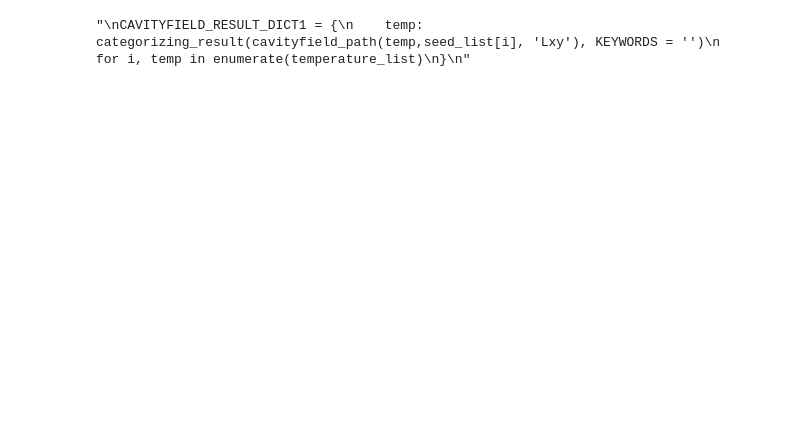
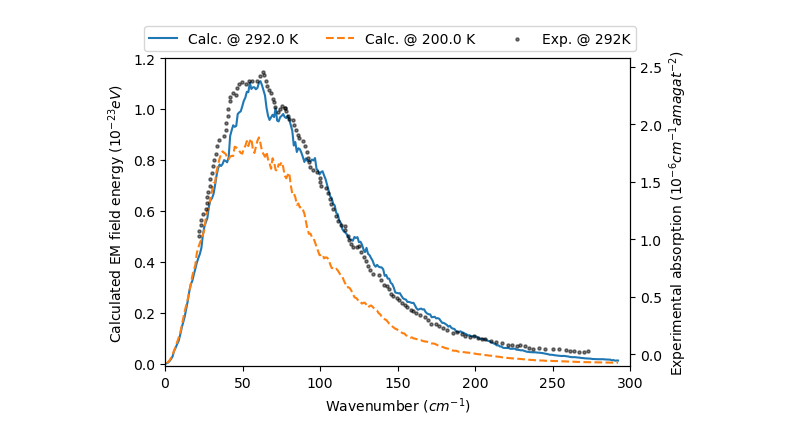
Before and after one commit to RibeiroGroup/Molecular-Dynamics-for-CIS, a Jupyter notebook: src/Plot-Copy1.ipynb, the cells around one changed output. Cells and saved outputs as stored; diff of their text form; code cells hidden in the pictures; blank space fills up the shorter version.

```diff
--- a/src/Plot-Copy1.ipynb
+++ b/src/Plot-Copy1.ipynb
@@ -69,17 +80,3 @@ for i, c in enumerate(c_list):
 fig_root = "figure/manuscript/"
 if not os.path.isdir(fig_root):
     os.mkdir(fig_root)
-# %%
-FREEFIELD_RESULT_DICT = {
-    temp: categorizing_result(freefield_path(temp,seed_list[i]), KEYWORDS = '')
-    for i, temp in enumerate(temperature_list)
-}
-
-"""
-CAVITYFIELD_RESULT_DICT1 = {
-    temp: categorizing_result(cavityfield_path(temp,seed_list[i], 'Lxy'), KEYWORDS = '')
-    for i, temp in enumerate(temperature_list)
-}
-"""
-# %% [output]
-"\nCAVITYFIELD_RESULT_DICT1 = {\n    temp: categorizing_result(cavityfield_path(temp,seed_list[i], 'Lxy'), KEYWORDS = '')\n    for i, temp in enumerate(temperature_list)\n}\n"
@@ -199,0 +202,50 @@ fig.savefig(fig_root + "free_spectrum.jpeg",dpi = 600, bbox_inches = 'tight')
+# %%
+## from copy import deepcopy
+
+fig,ax = plt.subplots(1, figsize = (6,4))
+
+tax = ax.twinx()
+exp_data = pd.read_csv('data/plot-data.csv')
+tax.scatter(
+    exp_data.loc[:,'x'],
+    exp_data.loc[:,' y'],
+    s = 5, alpha = 0.5, c = 'black', label = 'Exp. @ 292K'
+)
+
+for i,(temp, freefield_result_path) in enumerate(FREEFIELD_RESULT_DICT.items()):
+
+    freefield_result_dict = categorizing_result(freefield_result_path, '')
+
+    """
+    k_list = np.sort(freefield_result_dict[0]['field'].k_val)
+    wn_list = np.array(k_list * red.c)
+
+    spec1 = dipole_spectra(freefield_result_dict, wavenumber = wn_list) * 1e-10
+
+    wn_real = red.convert_wavenumber(k_list)
+    w, s = pt.moving_average(wn_real, spec1, w = 2)
+    ax[0].plot(w, s, label = "T = {} K".format(temp), linestyle = linestyle_list[i])
+    """
+
+    omega_profile, rad_profile = field_spectra(freefield_result_dict)
+    rad_profile *= 1e23
+    #ax.scatter(omega_profile, rad_profile, s = 5)
+    o, f = pt.moving_average(omega_profile, rad_profile, w = 12)
+    ax.plot(o, f, label = "Calc. @ {} K".format(temp), linestyle = linestyle_list[i])
+
+    del freefield_result_dict
+
+fig.legend(loc='lower center', bbox_to_anchor=(0.5, 0.88), ncol=3)
+
+ax.set_xlim(0,300)
+
+ax.set_ylim(-0.01,1.2)
+#ax[1].set_ylim(-0.1,16)
+
+ax.set_ylabel(r"Calculated EM field energy $(10^{-23} eV)$")
+tax.set_ylabel(r'Experimental absorption $(10^{-6} cm^{-1} amagat^{-2})$')
+ax.set_xlabel(r"Wavenumber $(cm^{-1})$")
+
+fig.savefig(fig_root + "free_spectrum.jpeg",dpi = 600, bbox_inches = 'tight')
+# %% [output]
+[figure, added]
```
Also changed, not shown: parts of 23 cells of this notebook, 9 other files.
